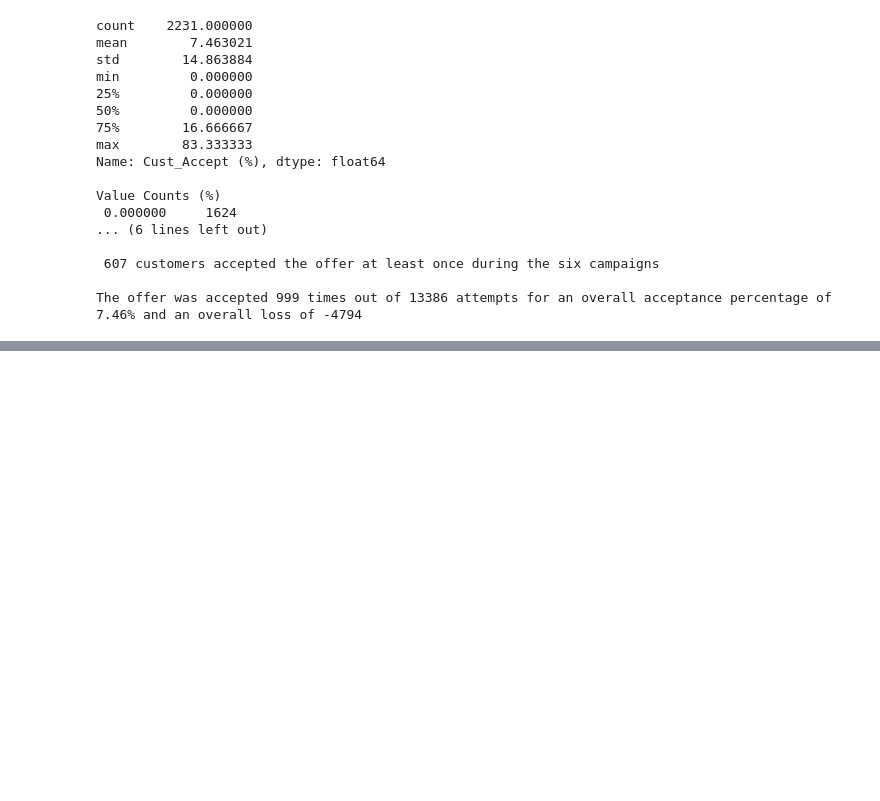
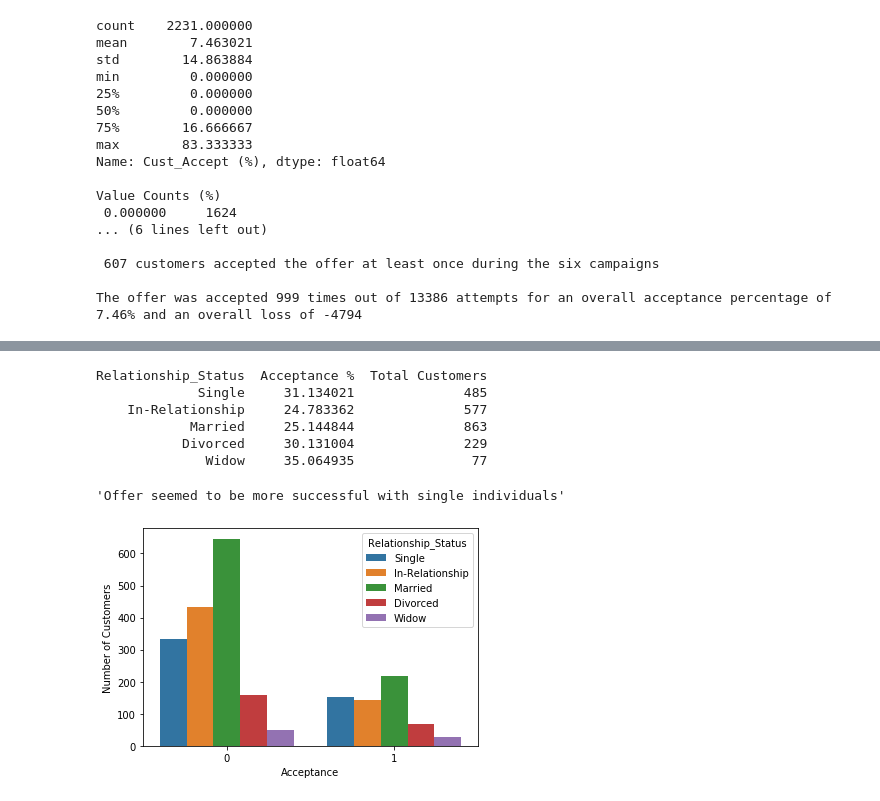
Before and after one commit to RachidRezzik/Market_Camp, a Jupyter notebook: Data_Analysis.ipynb, the cells around one changed output, grey strips where cells are left out. Drawn from its saved outputs; the diff is of its cells as text; code cells hidden in the pictures; blank space fills up the shorter version.

```diff
--- a/Data_Analysis.ipynb
+++ b/Data_Analysis.ipynb
@@ -307,0 +363,26 @@ The offer was accepted 999 times out of 13386 attempts for an overall acceptance
+# %%
+ax = sns.countplot('Accept_One', hue='Relationship_Status', data=marketing)
+plt.ylabel('Number of Customers')
+plt.xlabel('Acceptance')
+
+dict_percent = collections.defaultdict(list)
+for category in list(marketing['Relationship_Status'].unique()):
+    dict_percent['Relationship_Status'].append(category)
+    total = len(marketing.loc[marketing['Relationship_Status'] == category])
+    accept = len(marketing.loc[(marketing['Relationship_Status'] == category) & (marketing['Accept_One'] == 1)])
+    percent = (accept / total) * 100
+    dict_percent['Acceptance %'].append(percent)
+    dict_percent['Total Customers'].append(total)
+
+df_percents = pd.DataFrame(dict_percent)
+print(df_percents.to_string(index=False))
+'Offer seemed to be more successful with single individuals'
+# %% [output]
+Relationship_Status  Acceptance %  Total Customers
+             Single     31.134021              485
+    In-Relationship     24.783362              577
+            Married     25.144844              863
+           Divorced     30.131004              229
+              Widow     35.064935               77
+'Offer seemed to be more successful with single individuals'
+[figure, added]
```
Also changed, not shown: parts of 4 cells of this notebook.
